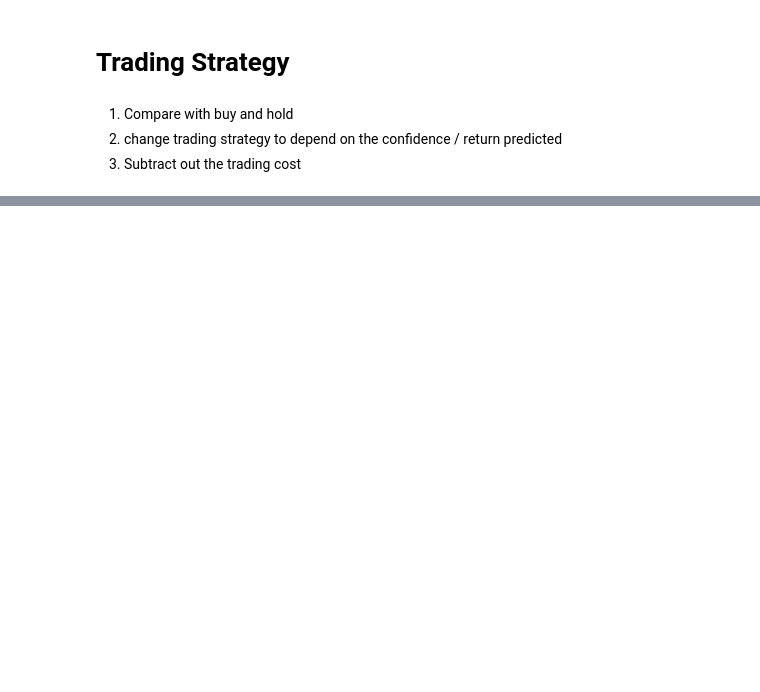
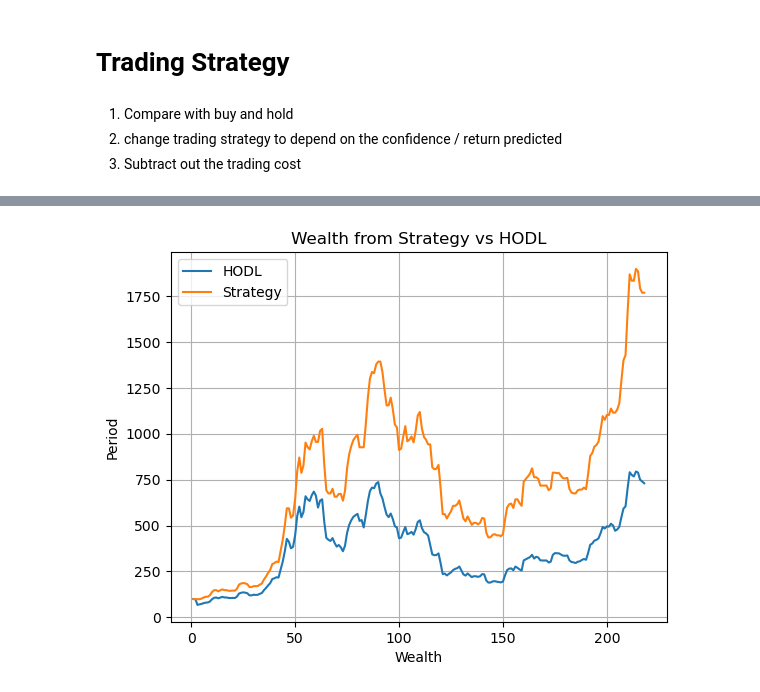
Before and after one commit to dr17549/BD2_coursework, a Jupyter notebook: Code/bitcoin_prediction.ipynb, the cells around one changed output, grey strips where cells are left out. Saved outputs shown, nothing was run; the diff lists cells and outputs as text; code cells hidden in the pictures; blank space fills up the shorter version.

```diff
--- a/Code/bitcoin_prediction.ipynb
+++ b/Code/bitcoin_prediction.ipynb
@@ -208,7 +208,7 @@ for i in columns:
 
 # # merge risk free rate data
 df = df.merge(rf, on='date')
-df = df.merge(gold, on='date')
+# df = df.merge(gold, on='date')
 df = df.merge(sp500, on='date')
 
 # df = df.merge(fear_greed, on='date')
@@ -434,7 +434,7 @@ def create_nn(n_layers, input_dim, lamda, learning_rate):
 X_var_importance = X_test.copy()
 
 for i in range(len(X_var_importance)):
-    X_var_importance[i][0] = 0
+    X_var_importance[i][9] = 0
 
 # X_var_importance
 X_var_importance
@@ -629 +669,29 @@ print((df_strategy_test[-1] - df_strategy_test[0]) / df_strategy_test[0])
 6.3040628593205055
+# %%
+# wealth_mem
+x = list(range(1, X_test.shape[0] + 1))
+y1 = df_strategy_test * (100 / df_strategy_test[0])
+y2 = wealth_mem[0]
+
+
+y_data = [2, 4, 6, 8, 10]
+x1_data = [1, 3, 5, 7, 9]
+x2_data = [2, 4, 6, 8, 10]
+
+# Create the line plot
+plt.plot(x, y1, label='HODL')
+plt.plot(x, y2, label='Strategy')
+
+# Add labels and title
+plt.xlabel('Wealth')
+plt.ylabel('Period')
+plt.title('Wealth from Strategy vs HODL')
+
+# Add legend
+plt.legend()
+
+# Show the plot
+plt.grid(True)
+plt.show()
+# %% [output]
+[figure, added]
```
Also changed, not shown: parts of 8 cells of this notebook, 1 other file.
